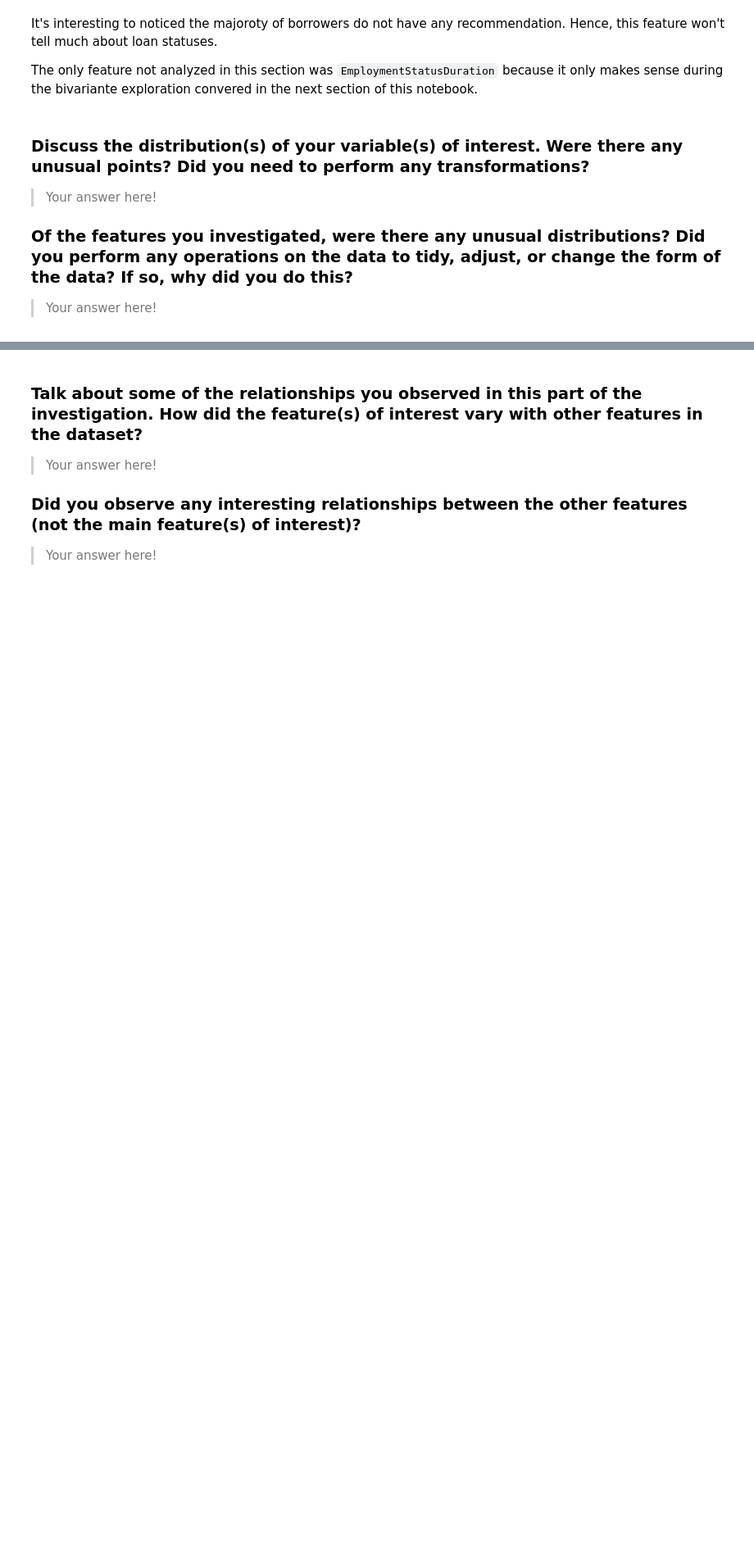
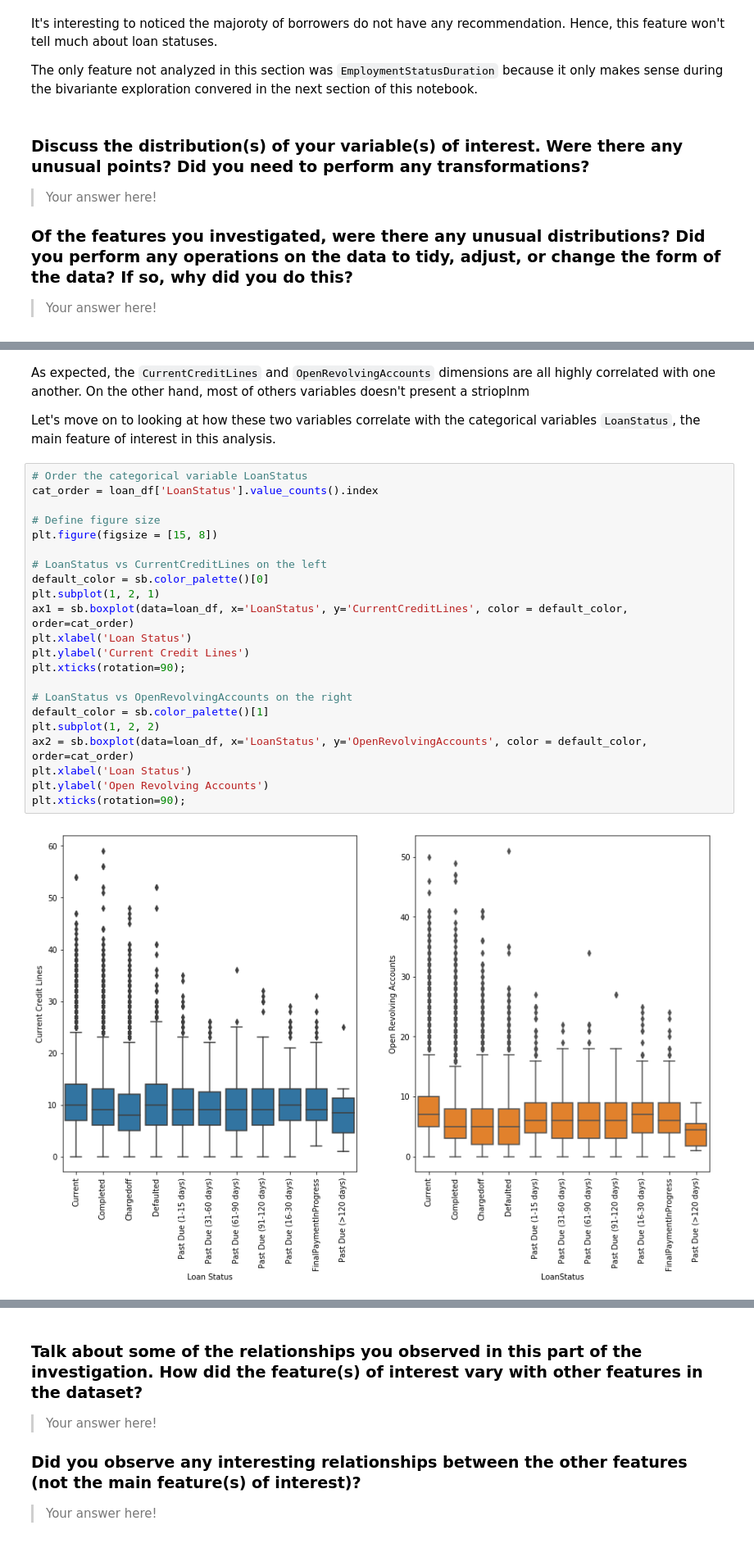
Before and after one commit to Ali-Elganzory/prosper-loans, a Jupyter notebook: prosperLoan_data_exploration.ipynb, the cells around one changed output, grey strips where cells are left out. Shown at 82% size. Drawn from its saved outputs; the diff is of its cells as text; blank space fills up the shorter version.

```diff
--- a/prosperLoan_data_exploration.ipynb
+++ b/prosperLoan_data_exploration.ipynb
@@ -384,0 +428,28 @@ fashion in the previous section (univariate exploration).
+# %% [markdown]
+As expected, the `CurrentCreditLines` and `OpenRevolvingAccounts` dimensions are all highly correlated with one another. On the other hand, most of others variables doesn't present a strioplnm
+
+Let's move on to looking at how these two variables correlate with the categorical variables `LoanStatus`, the main feature of interest in this analysis.
+# %%
+# Order the categorical variable LoanStatus
+cat_order = loan_df['LoanStatus'].value_counts().index
+
+# Define figure size
+plt.figure(figsize = [15, 8])
+
+# LoanStatus vs CurrentCreditLines on the left
+default_color = sb.color_palette()[0]
+plt.subplot(1, 2, 1)
+ax1 = sb.boxplot(data=loan_df, x='LoanStatus', y='CurrentCreditLines', color = default_color, order=cat_order)
+plt.xlabel('Loan Status')
+plt.ylabel('Current Credit Lines')
+plt.xticks(rotation=90);
+
+# LoanStatus vs OpenRevolvingAccounts on the right
+default_color = sb.color_palette()[1]
+plt.subplot(1, 2, 2)
+ax2 = sb.boxplot(data=loan_df, x='LoanStatus', y='OpenRevolvingAccounts', color = default_color, order=cat_order)
+plt.xlabel('Loan Status')
+plt.ylabel('Open Revolving Accounts')
+plt.xticks(rotation=90);
+# %% [output]
+[figure, added]
```
Also changed, not shown: parts of 25 cells of this notebook.
